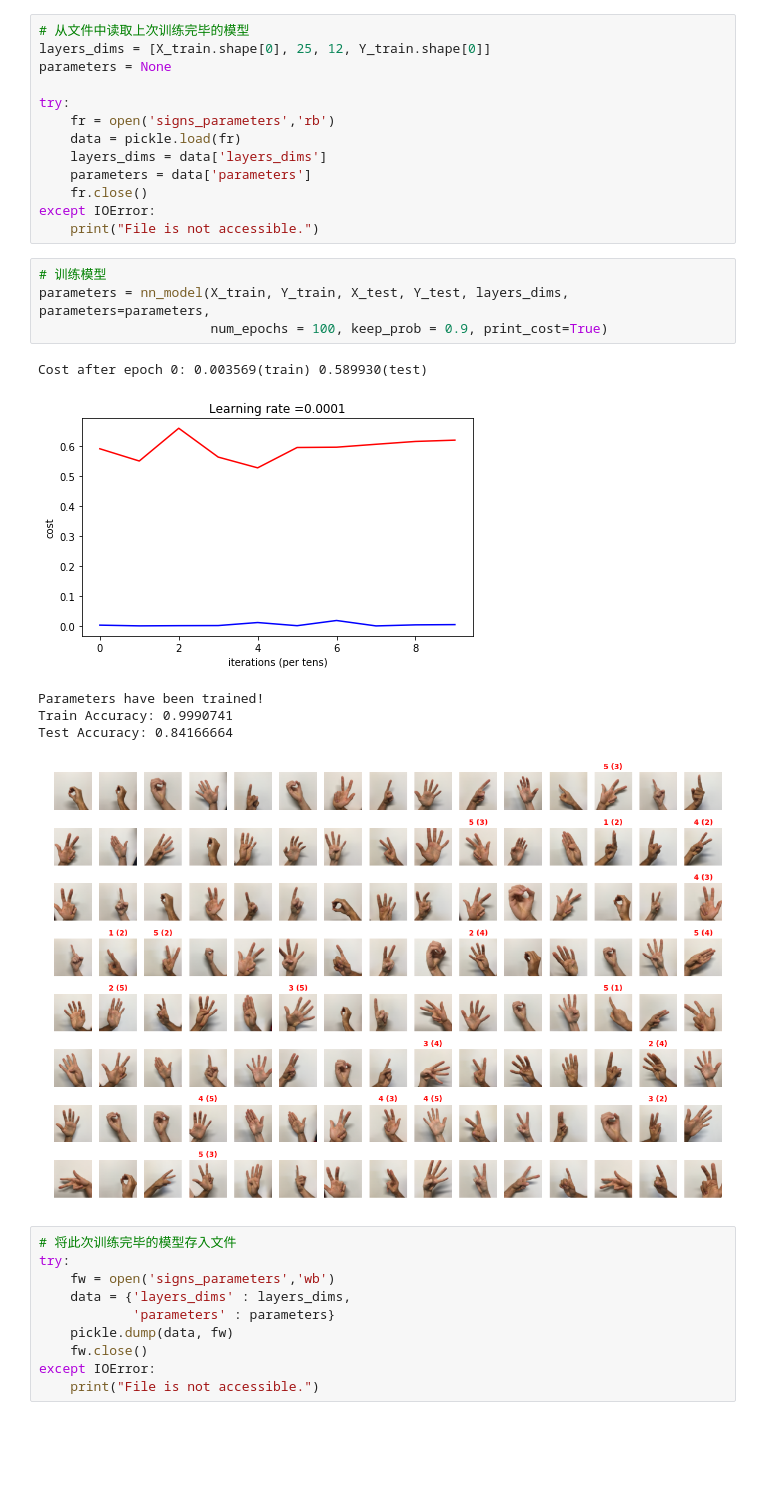
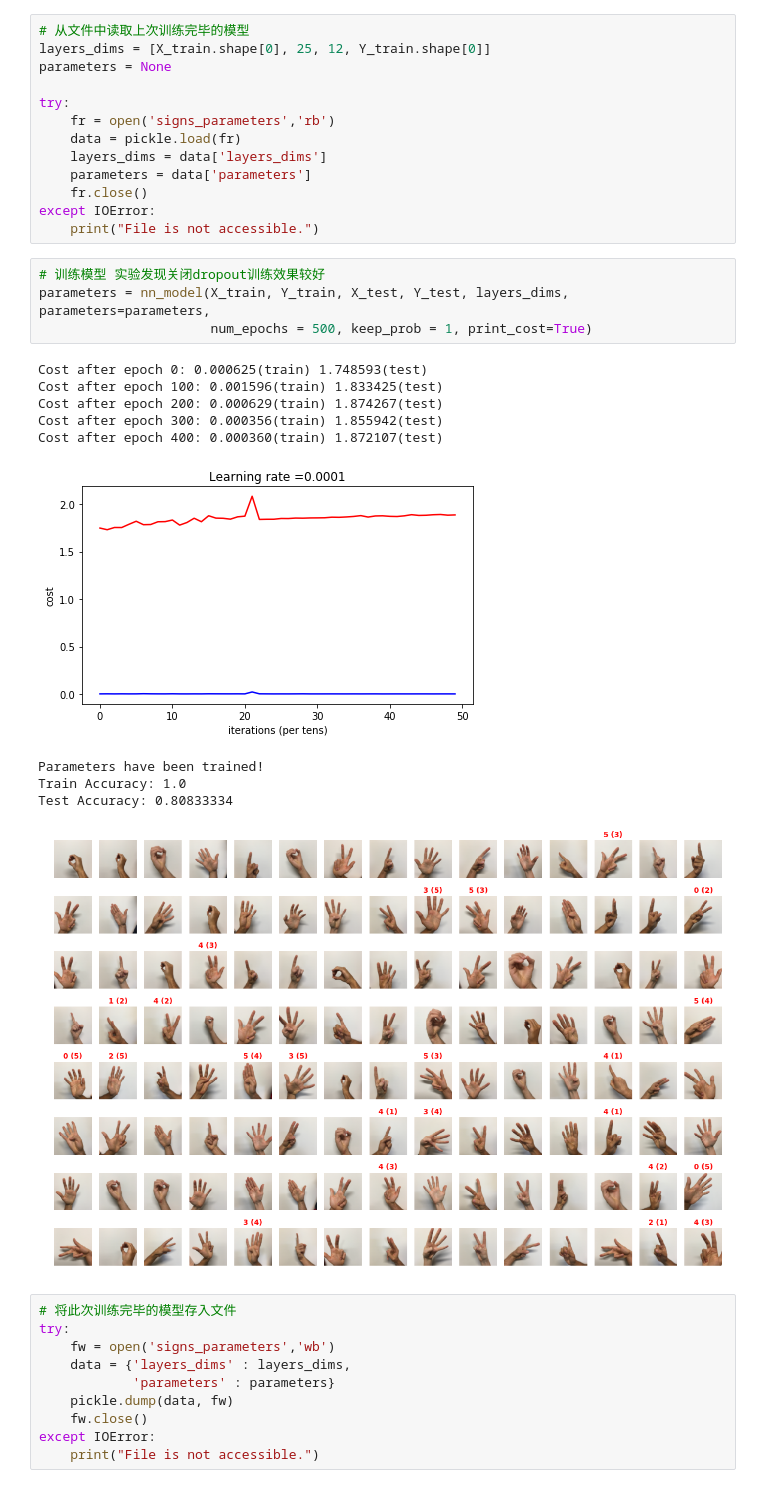
Before and after one commit to Morrowind1983/deeplearning.ai-exercises, a Jupyter notebook: 02 Improving Deep Neural Networks/Week 7/Exercise.ipynb, the cells around one changed output. Drawn from its saved outputs; the diff is of its cells as text; blank space fills up the shorter version.

```diff
--- a/02 Improving Deep Neural Networks/Week 7/Exercise.ipynb
+++ b/02 Improving Deep Neural Networks/Week 7/Exercise.ipynb
@@ -365,16 +251,20 @@ try:
 except IOError:
     print("File is not accessible.")
 # %%
-# 训练模型
+# 训练模型 实验发现关闭dropout训练效果较好
 parameters = nn_model(X_train, Y_train, X_test, Y_test, layers_dims, parameters=parameters,
-                      num_epochs = 100, keep_prob = 0.9, print_cost=True)
+                      num_epochs = 500, keep_prob = 1, print_cost=True)
 # %% [output]
-Cost after epoch 0: 0.003569(train) 0.589930(test)
+Cost after epoch 0: 0.000625(train) 1.748593(test)
+Cost after epoch 100: 0.001596(train) 1.833425(test)
+Cost after epoch 200: 0.000629(train) 1.874267(test)
+Cost after epoch 300: 0.000356(train) 1.855942(test)
+Cost after epoch 400: 0.000360(train) 1.872107(test)
-[figure, old version]
+[figure, new version]
 Parameters have been trained!
-Train Accuracy: 0.9990741
-Test Accuracy: 0.84166664
+Train Accuracy: 1.0
+Test Accuracy: 0.80833334
-[figure, old version]
+[figure, new version]
 # %%
 # 将此次训练完毕的模型存入文件
 try:
```
Also changed, not shown: parts of 10 cells of this notebook, 3 other files.
